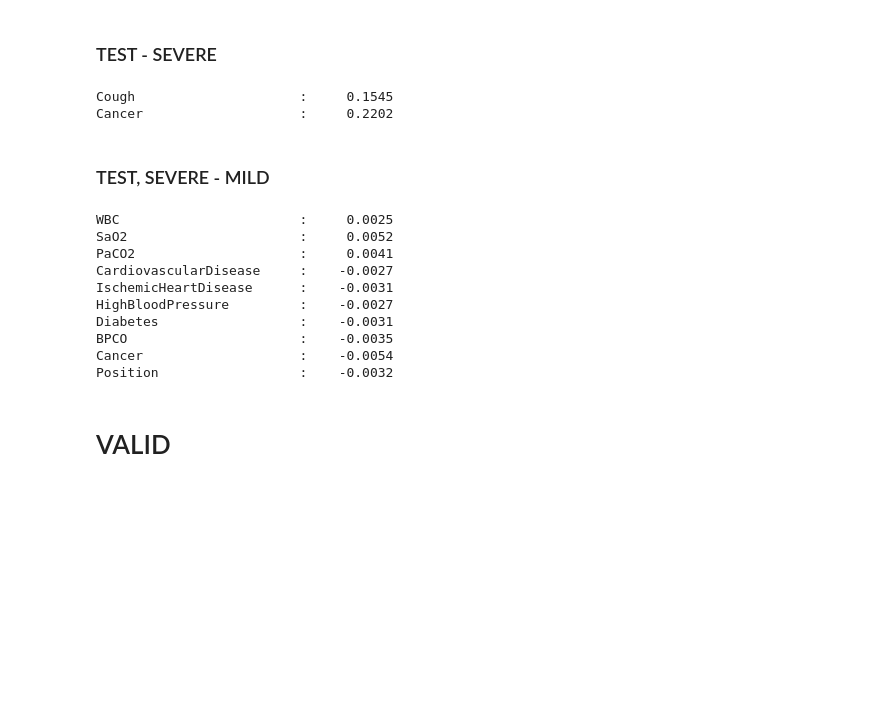
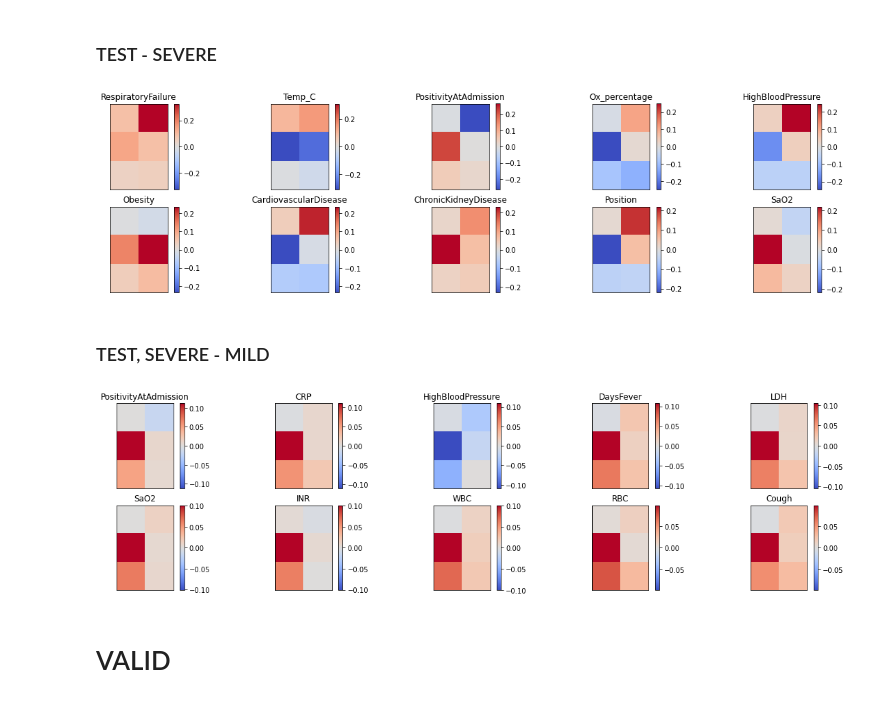
Before and after one commit to csabaiBio/ai4covid, a Jupyter notebook: notebooks/attention_maps_brixia_correlate.ipynb, the cells around one changed output. Drawn from its saved outputs; the diff is of its cells as text; code cells hidden in the pictures; blank space fills up the shorter version.

```diff
--- a/notebooks/attention_maps_brixia_correlate.ipynb
+++ b/notebooks/attention_maps_brixia_correlate.ipynb
@@ -207,27 +252,17 @@ ChronicKidneyDisease      :     0.1257
 # %% [markdown]
 ### TEST - SEVERE
 # %%
-correlation_study(test_mean_severe_map, test_mean_severe_brixia_scores, cols, 0.1)
+correlation_study(test_mean_severe_map, test_mean_severe_brixia_scores, cols, 0.2)
 # %% [output]
-Cough                     :     0.1545
-Cancer                    :     0.2202
+[figure, added]
 # %% [markdown]
 ### TEST, SEVERE - MILD
 # %%
 correlation_study(test_mean_severe_map - test_mean_mild_map,
                   test_mean_severe_brixia_scores - test_mean_mild_brixia_scores,
-                  cols, 0.0025)
+                  cols, 0.05)
 # %% [output]
-WBC                       :     0.0025
-SaO2                      :     0.0052
-PaCO2                     :     0.0041
-CardiovascularDisease     :    -0.0027
-IschemicHeartDisease      :    -0.0031
-HighBloodPressure         :    -0.0027
-Diabetes                  :    -0.0031
-BPCO                      :    -0.0035
-Cancer                    :    -0.0054
-Position                  :    -0.0032
+[figure, added]
 # %% [markdown]
 # VALID
 # %% [markdown]
```
Also changed, not shown: parts of 10 cells of this notebook, 3 other files.
